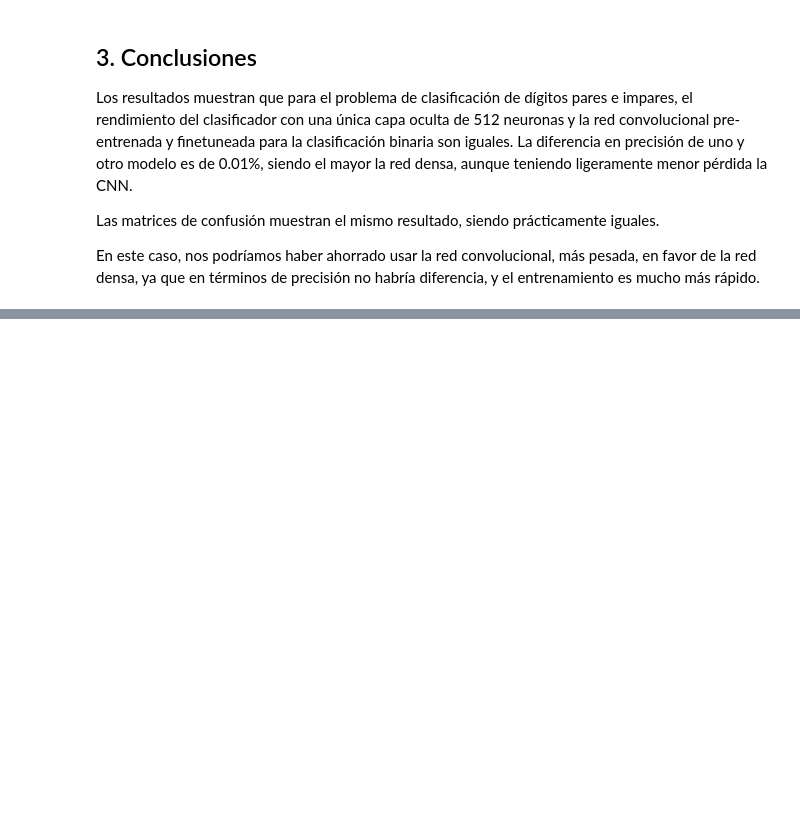
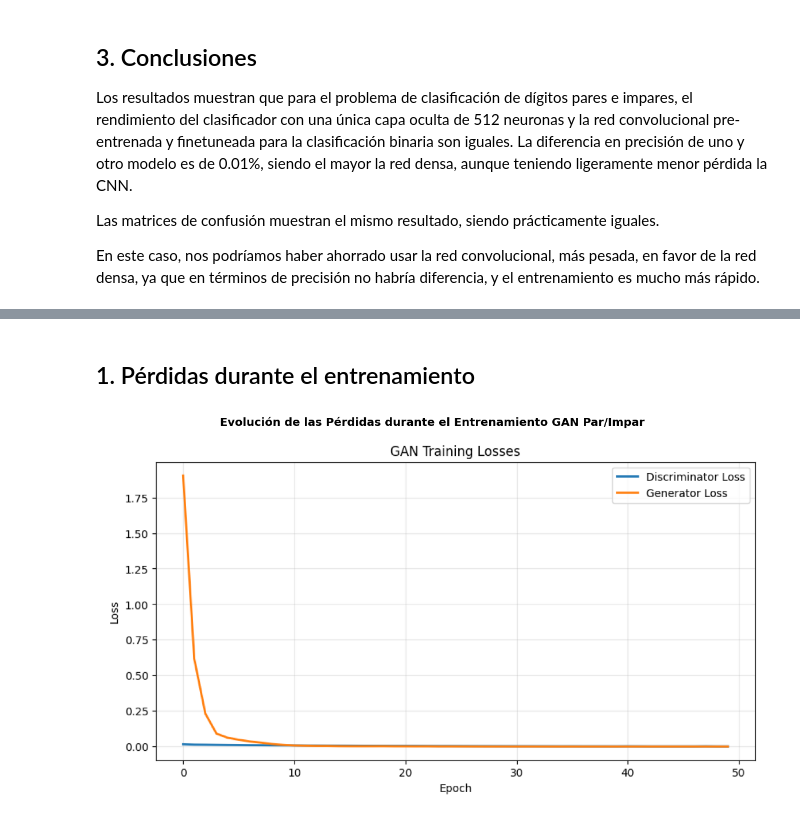
Before and after one commit to jorvarea/deep_learning_exercises, a Jupyter notebook: trabajo1.ipynb, the cells around one changed output, grey strips where cells are left out. Cells and saved outputs as stored; diff of their text form; code cells hidden in the pictures; blank space fills up the shorter version.

```diff
--- a/trabajo1.ipynb
+++ b/trabajo1.ipynb
@@ -656,0 +663,13 @@ En este caso, nos podríamos haber ahorrado usar la red convolucional, más pesa
+# %% [markdown]
+## 1. Pérdidas durante el entrenamiento
+# %%
+img_losses = Image.open('trabajo_images/gan_par_training_losses.png')
+plt.figure(figsize=(14, 7))
+plt.imshow(img_losses)
+plt.axis('off')
+plt.title('Evolución de las Pérdidas durante el Entrenamiento GAN Par/Impar',
+          fontsize=14, fontweight='bold', pad=15)
+plt.tight_layout()
+plt.show()
+# %% [output]
+[figure, added]
```
Also changed, not shown: parts of 13 cells of this notebook, 8 other files.
